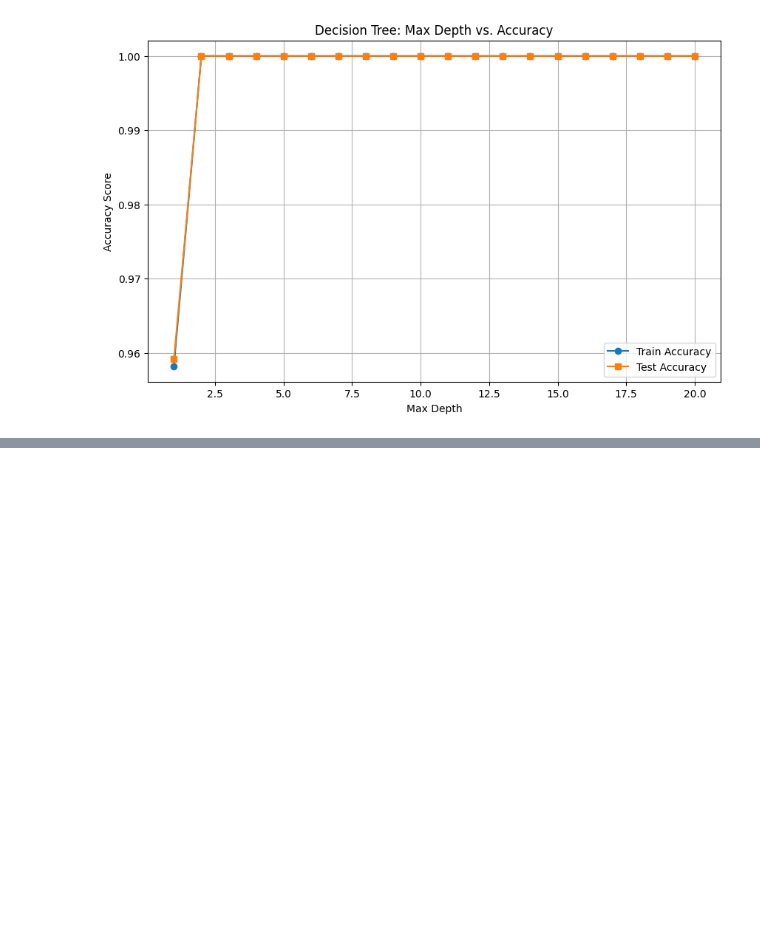
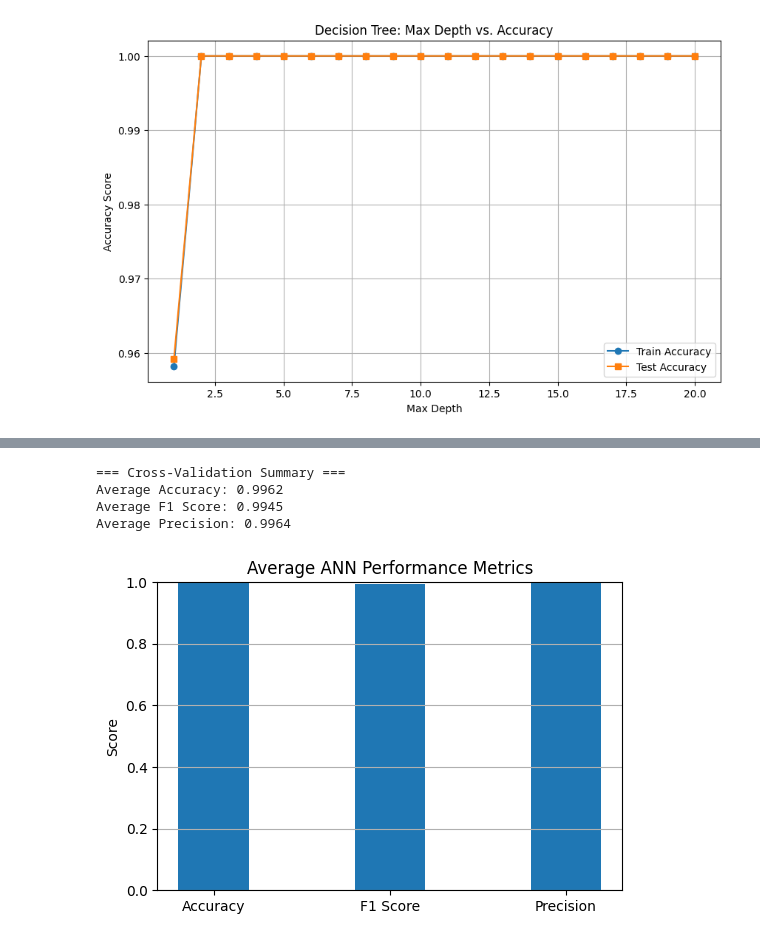
Before and after one commit to yousefMohamed2002/SelectTopicsProject, a Jupyter notebook: SelectedProject.ipynb, the cells around one changed output, grey strips where cells are left out. Drawn from its saved outputs; the diff is of its cells as text; code cells hidden in the pictures; blank space fills up the shorter version.

```diff
--- a/SelectedProject.ipynb
+++ b/SelectedProject.ipynb
@@ -26,6 +35,6 @@ ERROR: Invalid requirement: '!pip': Expected package name at the start of depend
 # %%
 import pandas as pd
-df=pd.read_csv("/content/drive/MyDrive/diabetes_dataset.csv")
+df=pd.read_csv("diabetes_dataset.csv")
 print(df.columns)
 # %% [output]
 Index(['Age', 'Pregnancies', 'BMI', 'Glucose', 'BloodPressure', 'HbA1c', 'LDL',
@@ -99,3 +108,27 @@ plt.grid(True)
 plt.show()
 # %% [output]
 [figure]
+# %%
+# Normalize features
+scaler = StandardScaler()
+X = scaler.fit_transform(X)
+
+# Convert to PyTorch tensors
+X_tensor = torch.tensor(X, dtype=torch.float32)
+y_tensor = torch.tensor(y, dtype=torch.float32).view(-1, 1)
+# %%
+# Define a simple feedforward ANN model
+class ANNModel(nn.Module):
+    def __init__(self, input_dim):
+        super(ANNModel, self).__init__()
+        self.network = nn.Sequential(
+            nn.Linear(input_dim, 16),
+            nn.ReLU(),
+            nn.Linear(16, 8),
+            nn.ReLU(),
+            nn.Linear(8, 1),
+            nn.Sigmoid()
+        )
+
+    def forward(self, x):
+        return self.network(x)
@@ -101,0 +185,28 @@ plt.show()
+# %%
+# Show average metrics
+print("\n=== Cross-Validation Summary ===")
+print(f"Average Accuracy: {np.mean(accuracies):.4f}")
+print(f"Average F1 Score: {np.mean(f1_scores):.4f}")
+print(f"Average Precision: {np.mean(precisions):.4f}")
+# %% [output]
+=== Cross-Validation Summary ===
+Average Accuracy: 0.9962
+Average F1 Score: 0.9945
+Average Precision: 0.9964
+# %%
+# Bar chart for average scores
+avg_scores = {
+    "Accuracy": np.mean(accuracies),
+    "F1 Score": np.mean(f1_scores),
+    "Precision": np.mean(precisions)
+}
+
+plt.figure(figsize=(6, 4))
+plt.bar(avg_scores.keys(), avg_scores.values(), width=0.4)
+plt.ylim(0, 1)
+plt.title("Average ANN Performance Metrics")
+plt.ylabel("Score")
+plt.grid(axis='y')
+plt.show()
+# %% [output]
+[figure, added]
```
Also changed, not shown: parts of 3 cells of this notebook.
